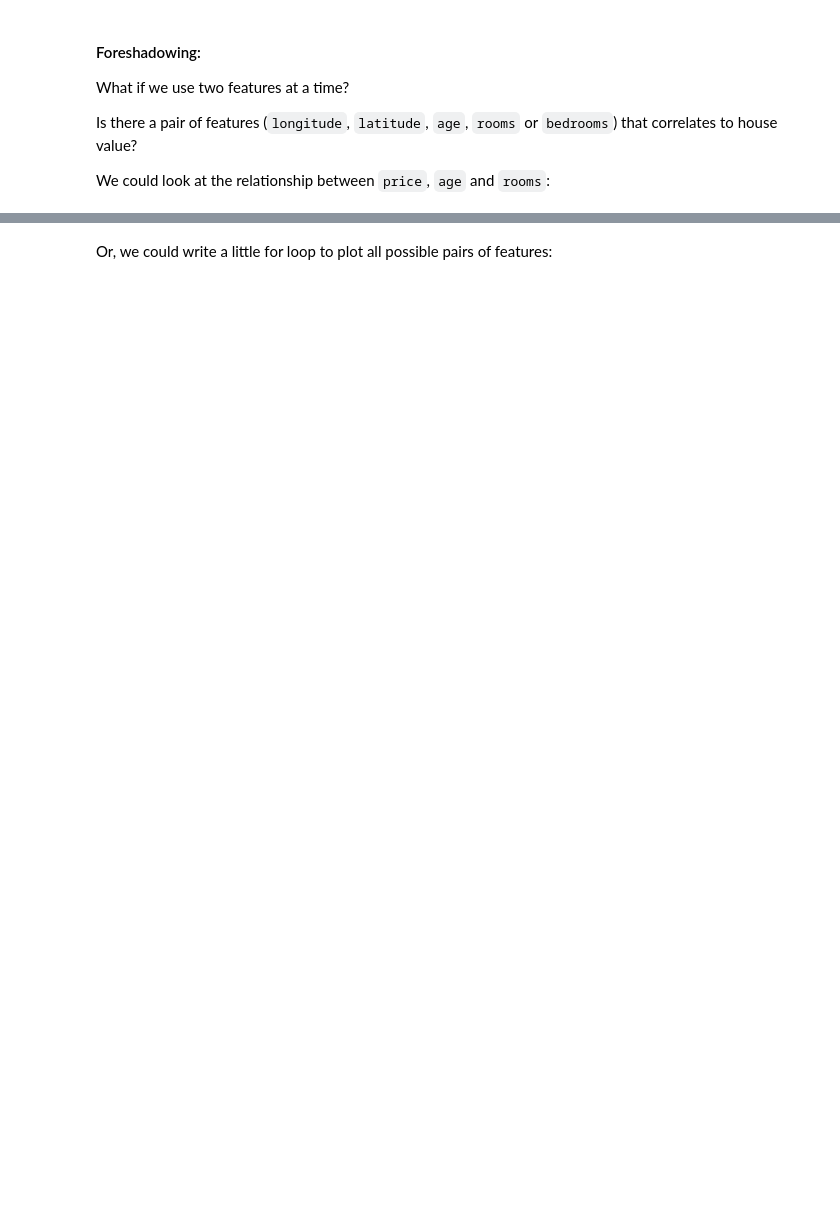
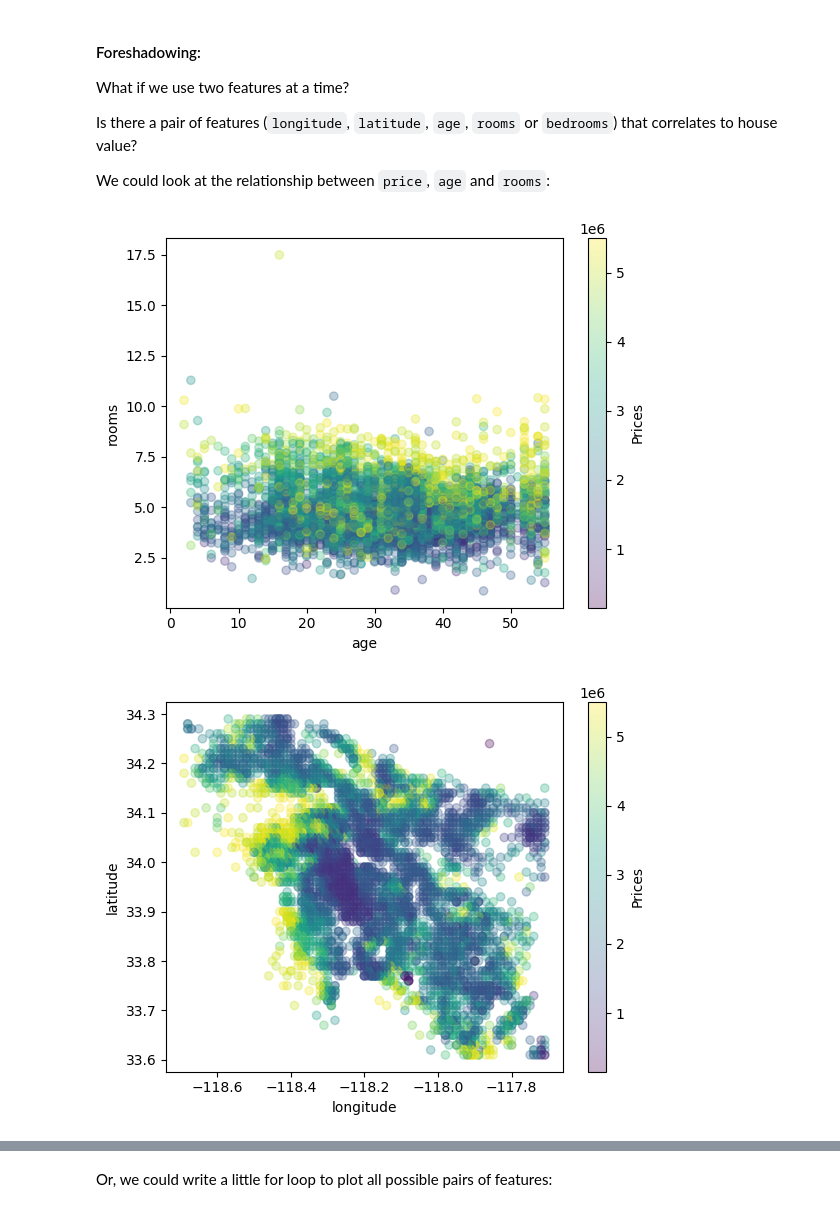
Before and after one commit to machineLearn-xuan/HW02, a Jupyter notebook: HW02.ipynb, the cells around one changed output, grey strips where cells are left out. Cells and saved outputs as stored; diff of their text form; code cells hidden in the pictures; blank space fills up the shorter version.

```diff
--- a/HW02.ipynb
+++ b/HW02.ipynb
@@ -480,17 +565,47 @@ We could look at the relationship between `price`, `age` and `rooms`:
 # %%
 # get a list with all of the price values
 prices = list_from_key(info_houses, "value")
 
 # get a list with all of the values of one feature
 feature_0_values = list_from_key(info_houses, "age")
 
 # get a list with all of the values of another feature
 feature_1_values = list_from_key(info_houses, "rooms")
 
+feature_2_values = list_from_key(info_houses, "bedrooms")
+
+feature_3_values = list_from_key(info_houses, "longitude")
+
+feature_4_values = list_from_key(info_houses, "latitude")
+
+
 # this is how we plot an XY scatter plot using 3 lists
 # see documentation: https://matplotlib.org/stable/api/_as_gen/matplotlib.pyplot.scatter.html
 
-plt.scatter(feature_0_values, feature_1_values, c=prices, alpha=0.3)
+scatter = plt.scatter(feature_0_values, feature_1_values, c=prices, alpha=0.3)
 plt.xlabel("age")
 plt.ylabel("rooms")
+plt.colorbar(scatter, label='Prices')
 plt.show()
+
+
+scatter = plt.scatter(feature_3_values, feature_4_values, c=prices, alpha=0.3) #A negative correlation between lon/lat and value of the house.
+plt.xlabel("longitude")
+plt.ylabel("latitude")
+plt.colorbar(scatter, label='Prices')
+plt.show()
+
+scatter = plt.scatter(feature_1_values, feature_2_values, c=prices, alpha=0.3)
+plt.xlabel("rooms")
+plt.ylabel("bedrooms")
+plt.colorbar(scatter, label='Prices')
+plt.show()
+
+scatter = plt.scatter(feature_0_values, feature_2_values, c=prices, alpha=0.3)
+plt.xlabel("age")
+plt.ylabel("bedrooms")
+plt.colorbar(scatter, label='Prices')
+plt.show()
+# %% [output]
+[figure, added]
+[figure, added]
```
Also changed, not shown: parts of 13 cells of this notebook, 1 other file.
